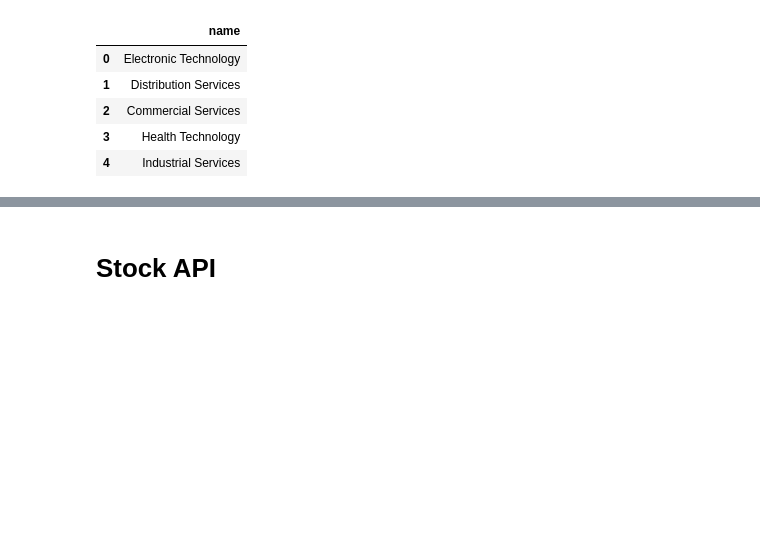
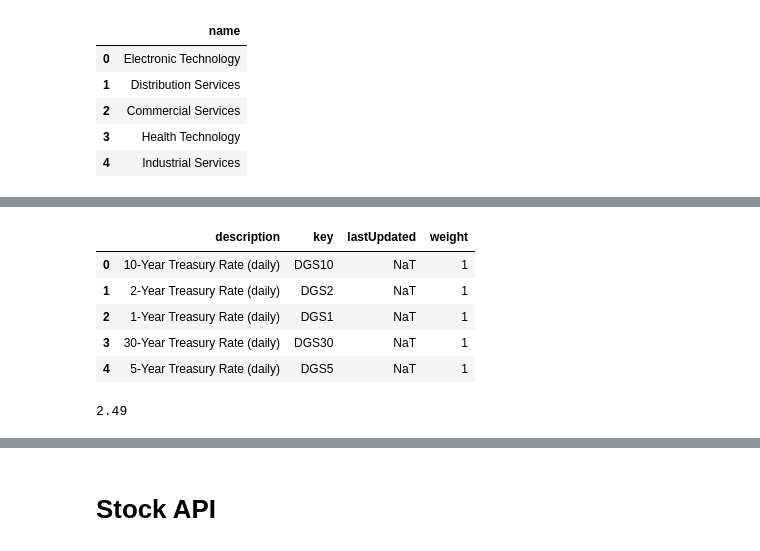
Before and after one commit to tkp-archive/pyEX, a Jupyter notebook: all.ipynb, the cells around one changed output, grey strips where cells are left out. Saved outputs shown, nothing was run; the diff lists cells and outputs as text; code cells hidden in the pictures; blank space fills up the shorter version.

Commit message:
adding data points api

```diff
--- a/all.ipynb
+++ b/all.ipynb
@@ -294,0 +320,13 @@ c.tagsDF().head()
+# %%
+c.pointsDF().head()
+# %% [output]
+|  | description | key | lastUpdated | weight |
+| 0 | 10-Year Treasury Rate (daily) | DGS10 | NaT | 1 |
+| 1 | 2-Year Treasury Rate (daily) | DGS2 | NaT | 1 |
+| 2 | 1-Year Treasury Rate (daily) | DGS1 | NaT | 1 |
+| 3 | 30-Year Treasury Rate (daily) | DGS30 | NaT | 1 |
+| 4 | 5-Year Treasury Rate (daily) | DGS5 | NaT | 1 |
+# %%
+c.points(key='DGS10')
+# %% [output]
+2.49
```
Also changed, not shown: parts of 4 cells of this notebook, 5 other files.
